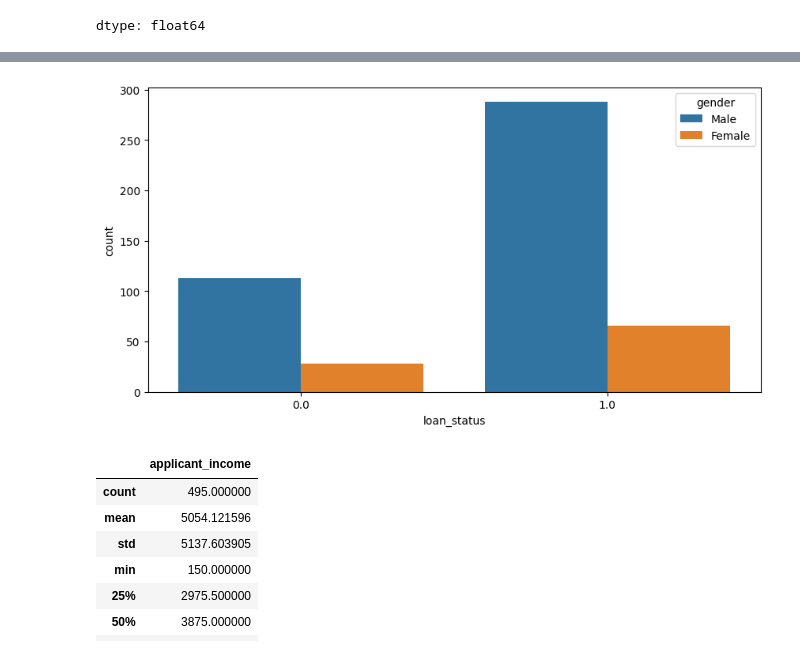
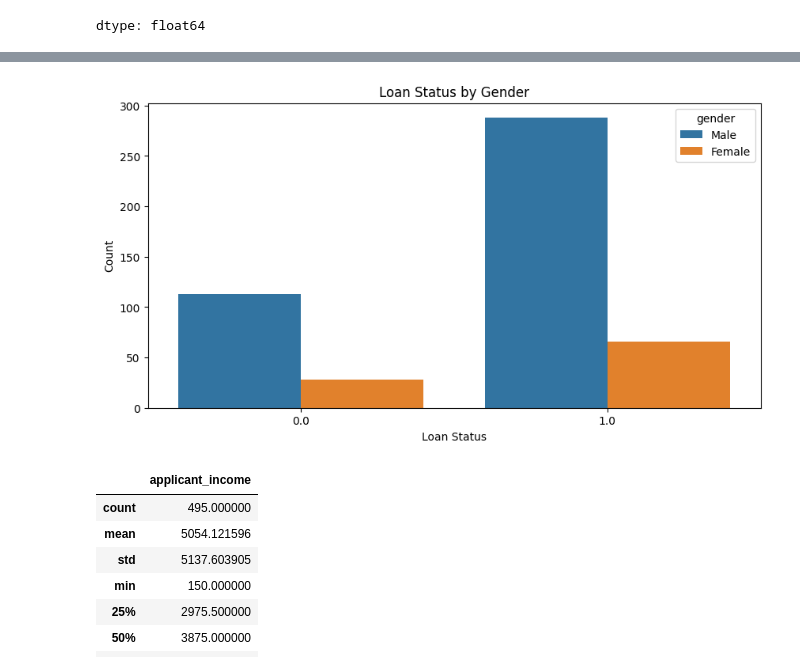
Before and after one commit to torifinch/Loan_Approvals, a Jupyter notebook: Loans.ipynb, the cells around one changed output, grey strips where cells are left out. Cells and saved outputs as stored; diff of their text form; code cells hidden in the pictures.

```diff
--- a/Loans.ipynb
+++ b/Loans.ipynb
@@ -130,3 +160,6 @@ Try using .loc[row_indexer,col_indexer] = value instead
 
 See the caveats in the documentation: https://pandas.pydata.org/pandas-docs/stable/user_guide/indexing.html#returning-a-view-versus-a-copy
   df['household_income'] = df['applicant_income'] + df['coapplicant_income']
+# %%
+# Loan to income ratio feature
+df['loan_to_income_ratio'] = df['loan_amount'] / df['household_income']
@@ -175,11 +237,14 @@ plt.show()
 # %%
 # Loan status apprval by gender
 df_gender = df[(df['gender'] == 'Male') | (df['gender'] == 'Female')]
 plt.figure(figsize=(10, 5))
 sns.countplot(x='loan_status', data=df_gender, hue='gender')
+plt.title('Loan Status by Gender')
+plt.xlabel('Loan Status')
+plt.ylabel('Count')
 plt.show()
 # %% [output]
-[figure, old version]
+[figure, new version]
 # %%
 df['applicant_income'].describe()
 # %% [output]
```
Also changed, not shown: parts of 41 cells of this notebook.
